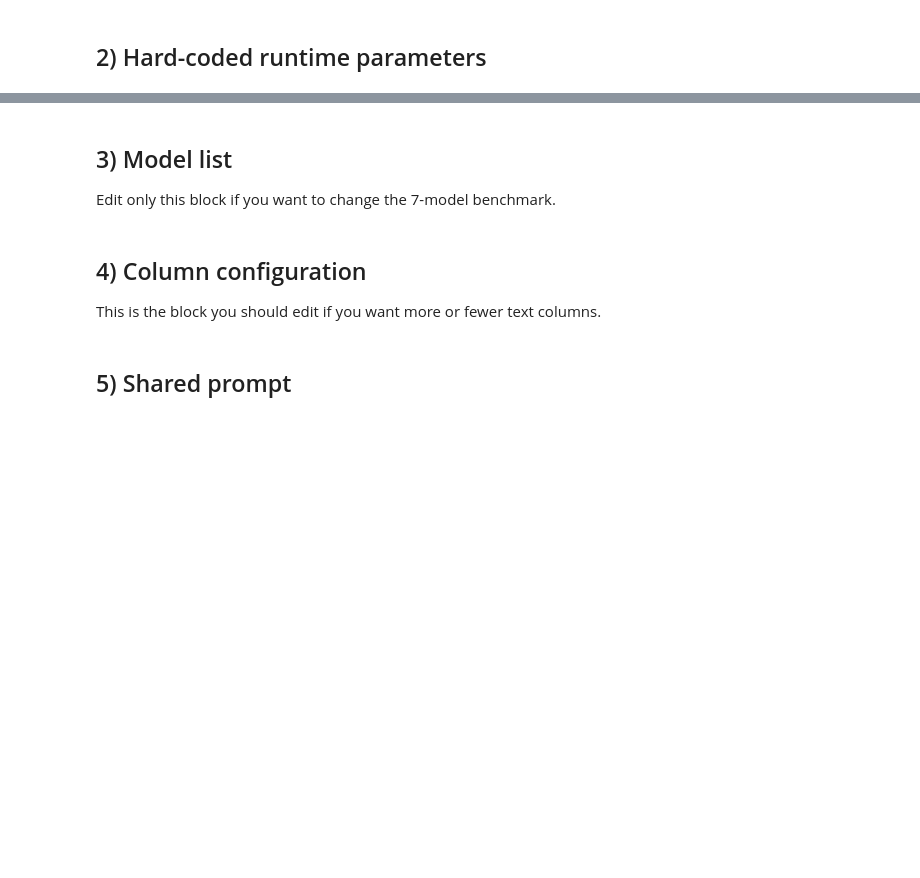
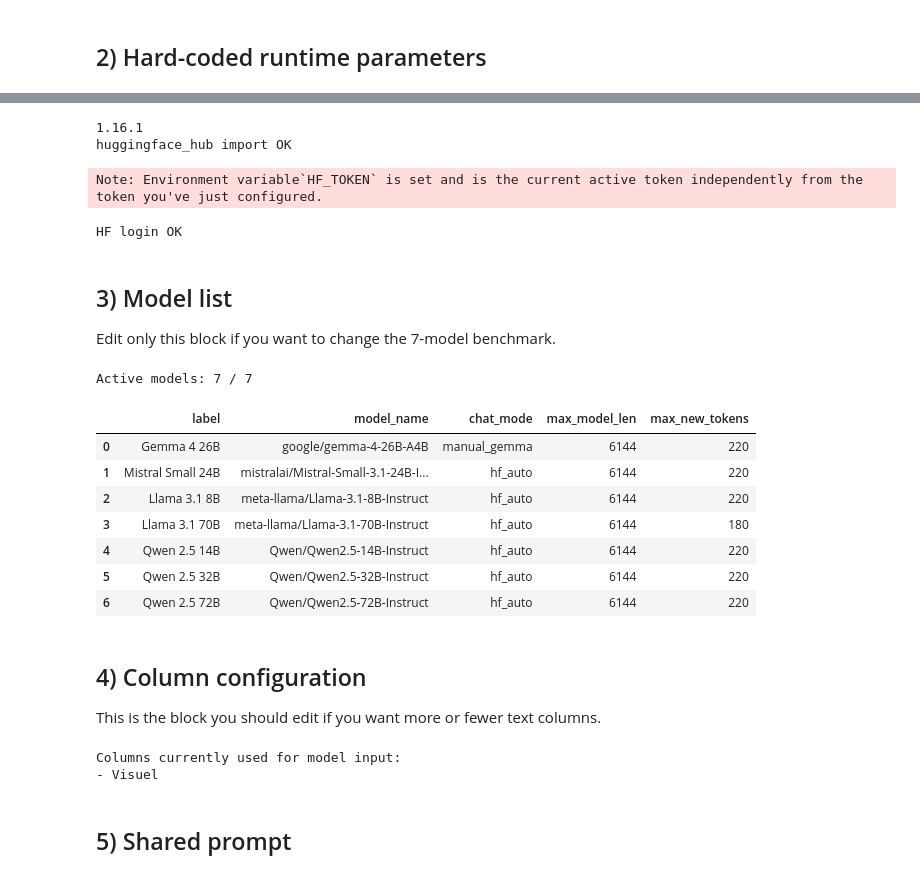
Before and after one commit to rares8283682/GemmaV4-and-Reinforcement-learning, a Jupyter notebook: seven_model_reproducible_pipeline_4gpu.ipynb, the cells around one changed output, grey strips where cells are left out. Saved outputs shown, nothing was run; the diff lists cells and outputs as text; code cells hidden in the pictures; blank space fills up the shorter version.

```diff
--- a/seven_model_reproducible_pipeline_4gpu.ipynb
+++ b/seven_model_reproducible_pipeline_4gpu.ipynb
@@ -86,0 +111,8 @@ print("TENSOR_PARALLEL_SIZE:", TENSOR_PARALLEL_SIZE)
+# %%
+import huggingface_hub
+print(huggingface_hub.__version__)
+from huggingface_hub import HfApi, login
+print("huggingface_hub import OK")
+# %% [output]
+1.16.1
+huggingface_hub import OK
@@ -87,3 +121,23 @@ print("TENSOR_PARALLEL_SIZE:", TENSOR_PARALLEL_SIZE)
+# %%
+import os
+from getpass import getpass
+from huggingface_hub import login
+
+hf_token = os.environ.get("HF_TOKEN", "").strip()
+if not hf_token:
+    hf_token = getpass("Enter your Hugging Face token (input hidden): ").strip()
+
+if hf_token:
+    try:
+        login(token=hf_token, add_to_git_credential=False)
+        print("HF login OK")
+    except Exception as exc:
+        print(f"HF login failed: {exc}")
+else:
+    print("No token provided.")
+# %% [output]
+Note: Environment variable`HF_TOKEN` is set and is the current active token independently from the token you've just configured.
+HF login OK
 # %% [markdown]
 ## 3) Model list
 
@@ -103,6 +157,7 @@ MODEL_SPECS = [
         "max_model_len": 6144,
         "max_new_tokens": 220,
         "disable_custom_all_reduce": True,
+        "enabled": True,
     },
     {
         "label": "Mistral Small 24B",
@@ -113,60 +168,83 @@ MODEL_SPECS = [
         "max_model_len": 6144,
         "max_new_tokens": 220,
         "disable_custom_all_reduce": False,
+        "enabled": True,
     },
     {
-        "label": "Mixtral 8x7B",
-        "model_name": "mistralai/Mixtral-8x7B-Instruct-v0.1",
+        "label": "Llama 3.1 8B",
+        "model_name": "meta-llama/Llama-3.1-8B-Instruct",
         "chat_mode": "hf_auto",
         "dtype": "bfloat16",
         "gpu_memory_utilization": 0.88,
         "max_model_len": 6144,
         "max_new_tokens": 220,
         "disable_custom_all_reduce": False,
+        # Gated on HF. Requires accepted access on your account.
+        "enabled": True,
     },
     {
-        "label": "Llama 3.3 70B",
-        "model_name": "meta-llama/Llama-3.3-70B-Instruct",
+        "label": "Llama 3.1 70B",
+        "model_name": "meta-llama/Llama-3.1-70B-Instruct",
         "chat_mode": "hf_auto",
         "dtype": "bfloat16",
         "gpu_memory_utilization": 0.88,
         "max_model_len": 6144,
         "max_new_tokens": 180,
         "disable_custom_all_reduce": False,
+        # Gated on HF. Requires accepted access on your account.
+        "enabled": True,
     },
     {
         "label": "Qwen 2.5 14B",
         "model_name": "Qwen/Qwen2.5-14B-Instruct",
         "chat_mode": "hf_auto",
         "dtype": "bfloat16",
         "gpu_memory_utilization": 0.88,
         "max_model_len": 6144,
         "max_new_tokens": 220,
         "disable_custom_all_reduce": False,
+        "enabled": True,
     },
     {
         "label": "Qwen 2.5 32B",
         "model_name": "Qwen/Qwen2.5-32B-Instruct",
         "chat_mode": "hf_auto",
         "dtype": "bfloat16",
         "gpu_memory_utilization": 0.88,
         "max_model_len": 6144,
         "max_new_tokens": 220,
         "disable_custom_all_reduce": False,
+        "enabled": True,
     },
     {
         "label": "Qwen 2.5 72B",
         "model_name": "Qwen/Qwen2.5-72B-Instruct",
         "chat_mode": "hf_auto",
         "dtype": "bfloat16",
         "gpu_memory_utilization": 0.88,
         "max_model_len": 6144,
         "max_new_tokens": 220,
         "disable_custom_all_reduce": False,
+        "enabled": True,
     },
 ]
 
-pd.DataFrame(MODEL_SPECS)[["label", "model_name", "chat_mode", "max_model_len", "max_new_tokens"]]
+ACTIVE_MODEL_SPECS = [spec for spec in MODEL_SPECS if spec.get("enabled", True)]
+if not ACTIVE_MODEL_SPECS:
+    raise ValueError("No active models. Set at least one MODEL_SPECS entry with enabled=True.")
+
+print(f"Active models: {len(ACTIVE_MODEL_SPECS)} / {len(MODEL_SPECS)}")
+pd.DataFrame(ACTIVE_MODEL_SPECS)[["label", "model_name", "chat_mode", "max_model_len", "max_new_tokens"]]
+# %% [output]
+Active models: 7 / 7
+|  | label | model_name | chat_mode | max_model_len | max_new_tokens |
+| 0 | Gemma 4 26B | google/gemma-4-26B-A4B | manual_gemma | 6144 | 220 |
+| 1 | Mistral Small 24B | mistralai/Mistral-Small-3.1-24B-I... | hf_auto | 6144 | 220 |
+| 2 | Llama 3.1 8B | meta-llama/Llama-3.1-8B-Instruct | hf_auto | 6144 | 220 |
+| 3 | Llama 3.1 70B | meta-llama/Llama-3.1-70B-Instruct | hf_auto | 6144 | 180 |
+| 4 | Qwen 2.5 14B | Qwen/Qwen2.5-14B-Instruct | hf_auto | 6144 | 220 |
+| 5 | Qwen 2.5 32B | Qwen/Qwen2.5-32B-Instruct | hf_auto | 6144 | 220 |
+| 6 | Qwen 2.5 72B | Qwen/Qwen2.5-72B-Instruct | hf_auto | 6144 | 220 |
 # %% [markdown]
 ## 4) Column configuration
 
@@ -177,8 +255,6 @@ This is the block you should edit if you want more or fewer text columns.
 # =========================================================
 
 SELECTED_COLUMNS = [
-    "Script",
-    "Titre",
     "Visuel",
 ]
 
@@ -190,6 +266,9 @@ ROW_ID_COL = "row_id"
 print("Columns currently used for model input:")
 for col in SELECTED_COLUMNS:
     print("-", col)
+# %% [output]
+Columns currently used for model input:
+- Visuel
 # %% [markdown]
 ## 5) Shared prompt
 # %%
```
Also changed, not shown: parts of 14 cells of this notebook.
